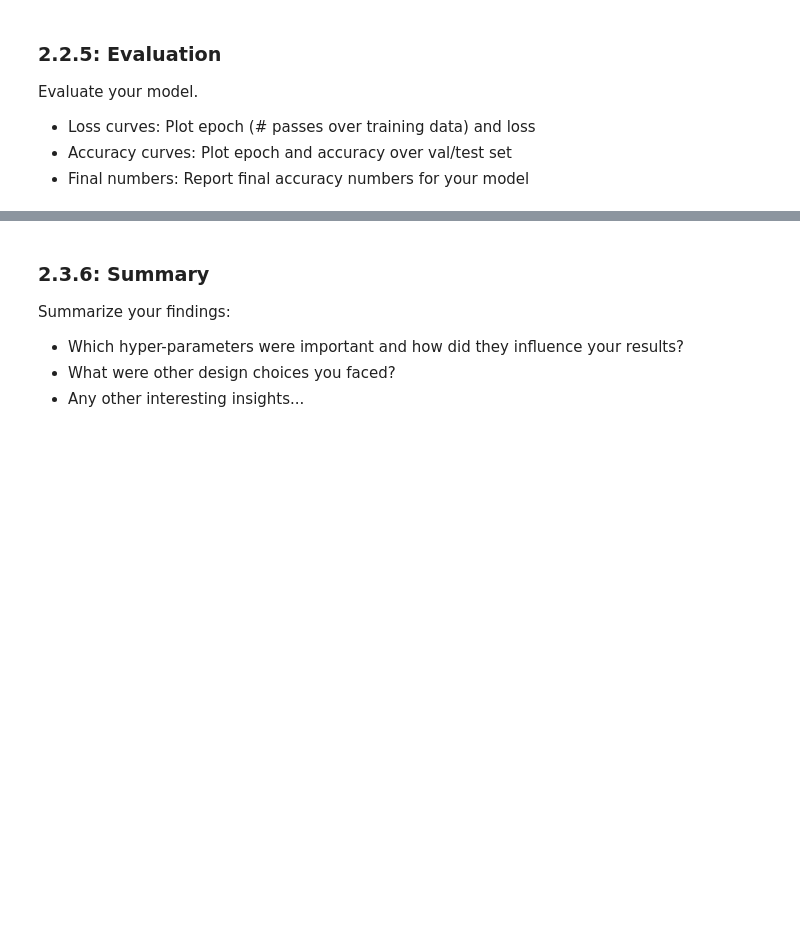
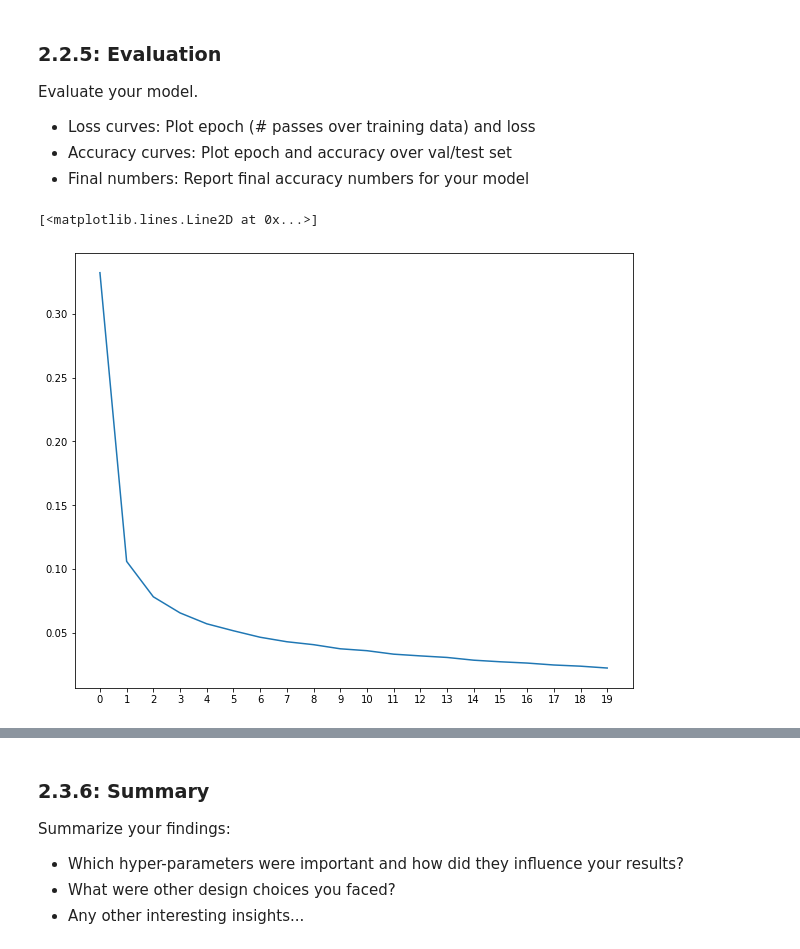
Before and after one commit to MaLoefUDS/MachineLearningInCybersecurity, a Jupyter notebook: task01/2021_10_29_Task_01.ipynb, the cells around one changed output, grey strips where cells are left out. Cells and saved outputs as stored; diff of their text form; code cells hidden in the pictures; blank space fills up the shorter version.

Commit message:
implemented CNN and the plots

```diff
--- a/task01/2021_10_29_Task_01.ipynb
+++ b/task01/2021_10_29_Task_01.ipynb
@@ -537,6 +560,0 @@ def train(args ... # Fill in):
-# %%
-def test(args ... # Fill in):
-    #
-    #
-    # ------- Your Code -------
-    #
@@ -544,0 +561,4 @@ def test(args ... # Fill in):
+# %%
+model = Net()
+criterion = nn.CrossEntropyLoss() # loss function
+optimizer = optim.SGD(model.parameters(), lr=0.01, momentum=0.5)
@@ -544,0 +583,27 @@ def test(args ... # Fill in):
+# %%
+def test():
+    model.eval()
+    correct = 0
+    total = 0
+    with torch.no_grad():
+        for data in test_loader:
+            images, labels = data
+            outputs = model(images)
+            _, predicted = torch.max(outputs.data, dim=1)
+            total += labels.size(0)
+            correct += (predicted == labels).sum().item()
+    accuracy = correct / total
+    print(f"Test Accuracy: {accuracy}")
+    test_accuracy.append(accuracy)
+# %%
+# Save your model using torch.save()
+loss_values = []
+test_accuracy = []
+epochs = []
+for epoch in range(n_epochs):
+    print(f"Epoch: {epoch}/{n_epochs}")
+    epochs.append(epoch)
+    train(epoch)
+    test()
+    print("-"*21)
+torch.save(model.state_dict(), "CNN_MNIST.pkl")
@@ -552,8 +635,10 @@ Evaluate your model.
   * Final numbers: Report final accuracy numbers for your model
 # %%
 # Here plot epoch (# passes over training data) and loss
-#
-# ------- Your Code -------
-#
+plt.xticks(epochs)
+plt.plot(loss_values)
+# %% [output]
+[<matplotlib.lines.Line2D at 0x...>]
+[figure, added]
 # %%
 # Here plot epoch and accuracy over val/test set
```
Also changed, not shown: parts of 13 cells of this notebook, 9 other files.
